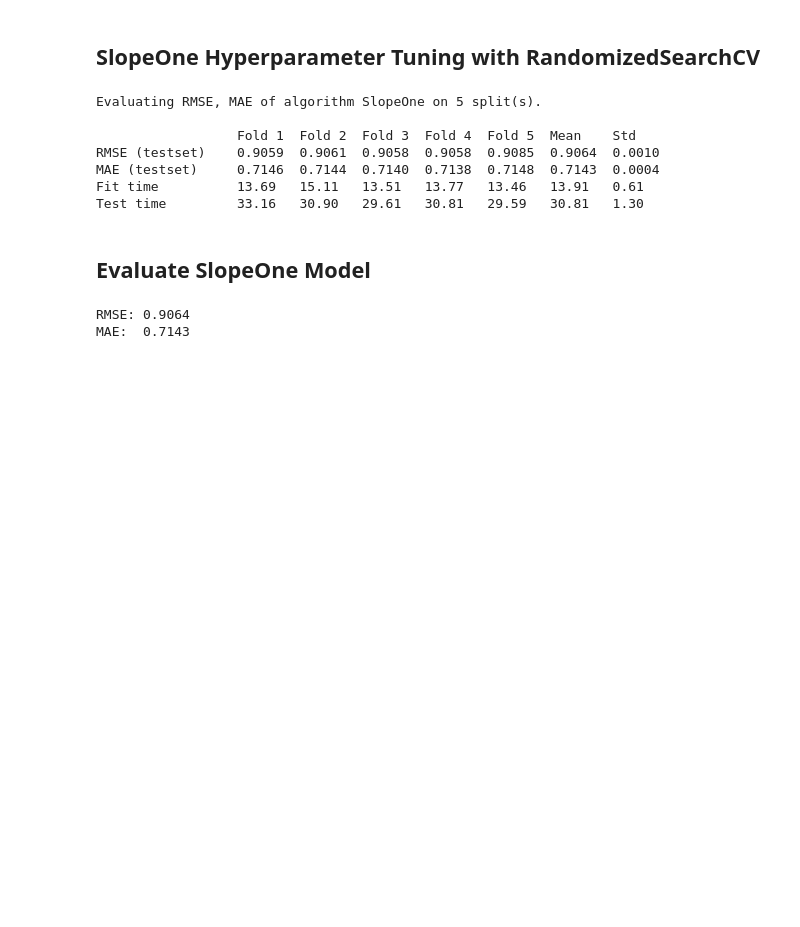
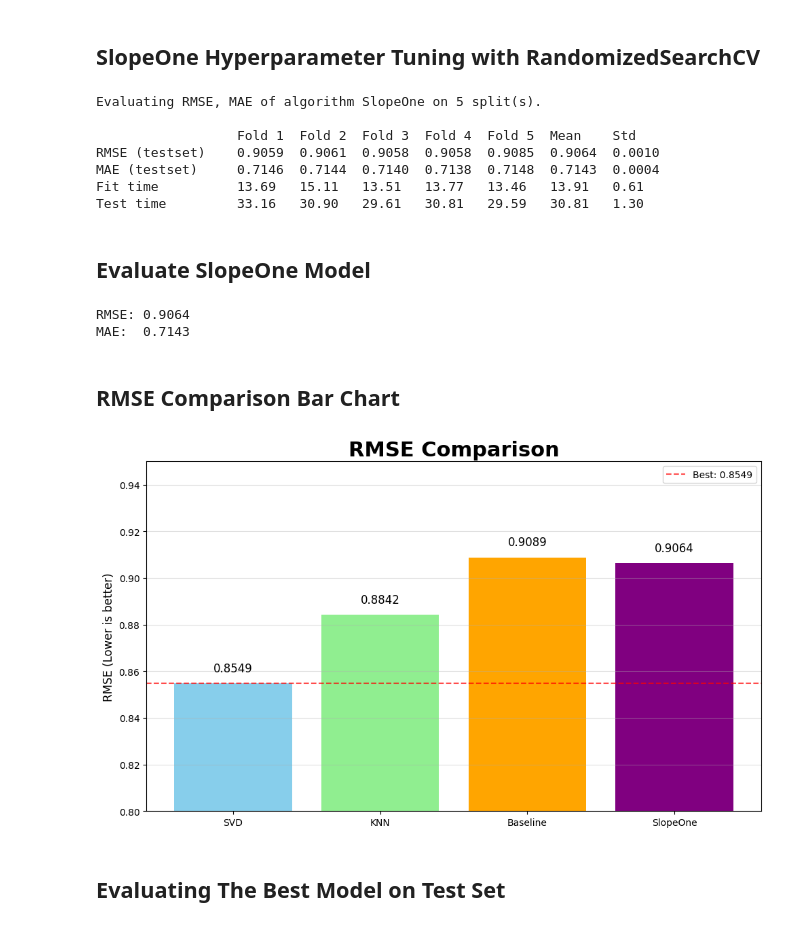
Before and after one commit to pouya-abdoli/Recommendation-System, a Jupyter notebook: MovieLens-1m/MovieLens-1m.ipynb, the cells around one changed output. Saved outputs shown, nothing was run; the diff lists cells and outputs as text; code cells hidden in the pictures; blank space fills up the shorter version.

Commit message:
Add RMSE comparison bar chart and prediction accuracy evaluation

```diff
--- a/MovieLens-1m/MovieLens-1m.ipynb
+++ b/MovieLens-1m/MovieLens-1m.ipynb
@@ -234,3 +234,57 @@ print(f"MAE:  {slopeone_mae:.4f}")
 # %% [output]
 RMSE: 0.9064
 MAE:  0.7143
+# %% [markdown]
+## RMSE Comparison Bar Chart
+# %%
+import matplotlib.pyplot as plt
+
+models = ["SVD", "KNN", "Baseline", "SlopeOne"]
+values = [svd_rmse, knn_rmse, baseline_rmse, slopeone_rmse]
+
+plt.figure(figsize=(10, 6))
+
+plt.bar(x=models,
+        height=values,
+        color=['skyblue', 'lightgreen', 'orange', 'purple']
+        )
+
+plt.title(label="RMSE Comparison",
+          fontweight="bold",
+          fontsize=22)
+
+plt.ylabel("RMSE (Lower is better)",
+           fontsize=12)
+# Add light horizontal grid lines
+plt.grid(axis="y",
+         alpha=0.4)
+
+# Zoom y-axis
+plt.ylim(bottom=0.8, top=0.95)
+
+# Add RMSE value labels on top of each bar
+for index, value in enumerate(values):
+    plt.text(x=index,                   # x-coordinate
+             y=value + 0.005,           # y-coordinate + slight value to place it above the bar
+             s=f"{value:.4f}",          # String
+             ha="center",               # horizontal alignment
+             fontsize=12)
+
+# Find the best (lowest) RMSE value
+min_rmse = min(values)
+
+# Draw horizontal dashed line at the best RMSE value
+plt.axhline(y=min_rmse,
+            linestyle="--",
+            color='red',
+            alpha=0.7,
+            label = f"Best: {min_rmse:.4f}"
+            )
+
+plt.tight_layout()
+plt.legend()
+plt.show()
+# %% [output]
+[figure, added]
+# %% [markdown]
+## Evaluating The Best Model on Test Set
```
Also changed, not shown: parts of 3 cells of this notebook.
